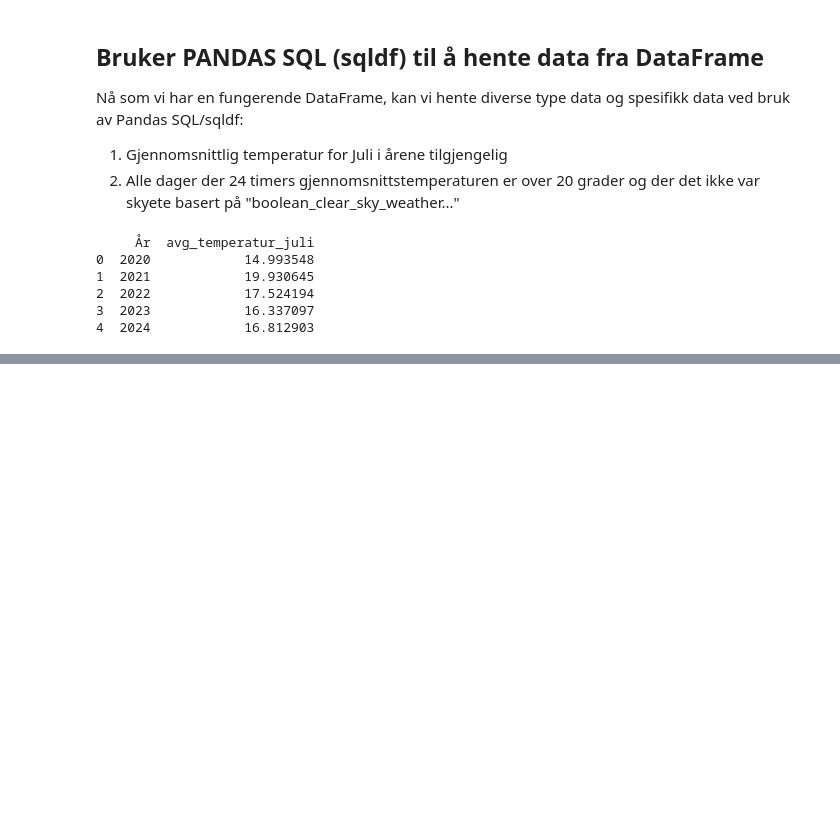
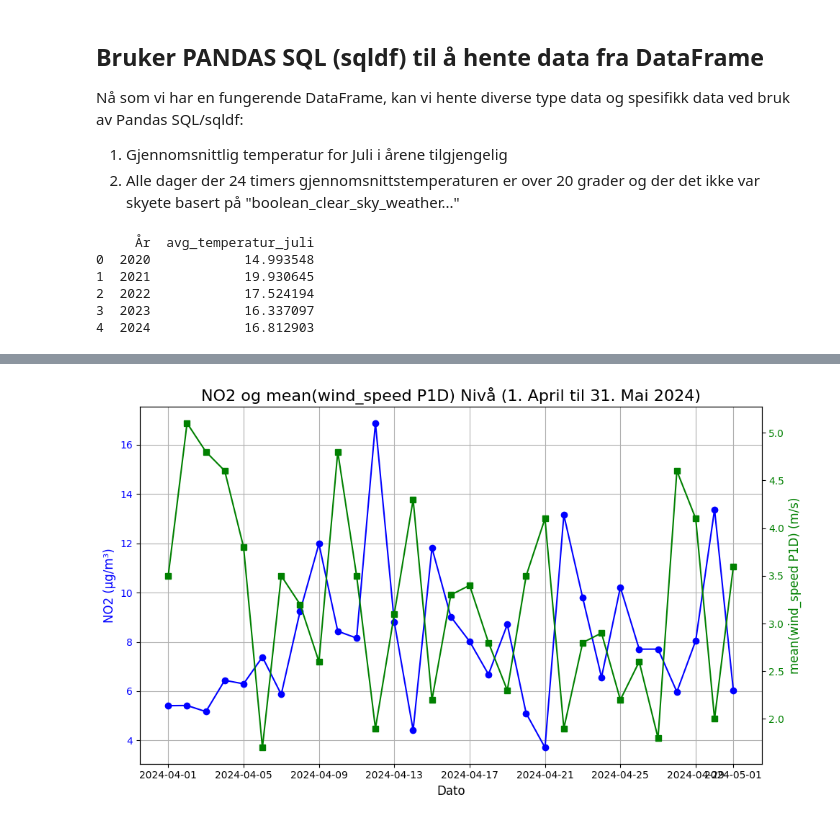
Before and after one commit to andre-hegre/Miljoeanalyse, a Jupyter notebook: proj_environment-main/notebooks/Dataforståelse.ipynb, the cells around one changed output, grey strips where cells are left out. Saved outputs shown, nothing was run; the diff lists cells and outputs as text; code cells hidden in the pictures; blank space fills up the shorter version.

```diff
--- a/proj_environment-main/notebooks/Dataforståelse.ipynb
+++ b/proj_environment-main/notebooks/Dataforståelse.ipynb
@@ -140,0 +267,53 @@ print(resultat)
+# %%
+import pandas as pd
+import matplotlib.pyplot as plt
+
+
+
+# Ensure the "date" columns are in datetime format
+pivot_df["date"] = pd.to_datetime(pivot_df["date"])
+df2["referenceTime"] = pd.to_datetime(df2["referenceTime"])
+
+# Filter both DataFrames for the same date range
+start_date = "2024-04-01"
+end_date = "2024-05-01"
+filtered_pivot_df = pivot_df[(pivot_df["date"] >= start_date) & (pivot_df["date"] <= end_date)]
+filtered_df2 = df2[(df2["referenceTime"] >= start_date) & (df2["referenceTime"] <= end_date)]
+
+# Merge the DataFrames on the date column
+merged_df = pd.merge(
+    filtered_pivot_df,
+    filtered_df2,
+    left_on="date",
+    right_on="referenceTime",
+    how="inner"
+)
+
+# Variables to plot
+variable1 = "NO2"  # From pivot_df
+variable2 = "mean(wind_speed P1D)"  # From df2
+
+# Create the figure and the first y-axis
+fig, ax1 = plt.subplots(figsize=(10, 6))
+
+# Plot the first variable (NO2) on the left y-axis
+ax1.plot(merged_df["date"], merged_df[variable1], marker="o", color="blue", label=variable1)
+ax1.set_xlabel("Dato", fontsize=12)
+ax1.set_ylabel(f"{variable1} (µg/m³)", fontsize=12, color="blue")
+ax1.tick_params(axis="y", labelcolor="blue")
+ax1.grid(True)
+
+# Create the second y-axis for wind speed
+ax2 = ax1.twinx()
+ax2.plot(merged_df["date"], merged_df[variable2], marker="s", color="green", label=variable2)
+ax2.set_ylabel(f"{variable2} (m/s)", fontsize=12, color="green")
+ax2.tick_params(axis="y", labelcolor="green")
+
+# Add a title and legends
+plt.title(f"{variable1} og {variable2} Nivå (1. April til 31. Mai 2024)", fontsize=16)
+fig.tight_layout()
+
+# Show the plot
+plt.show()
+# %% [output]
+[figure, added]
```
Also changed, not shown: parts of 6 cells of this notebook.
